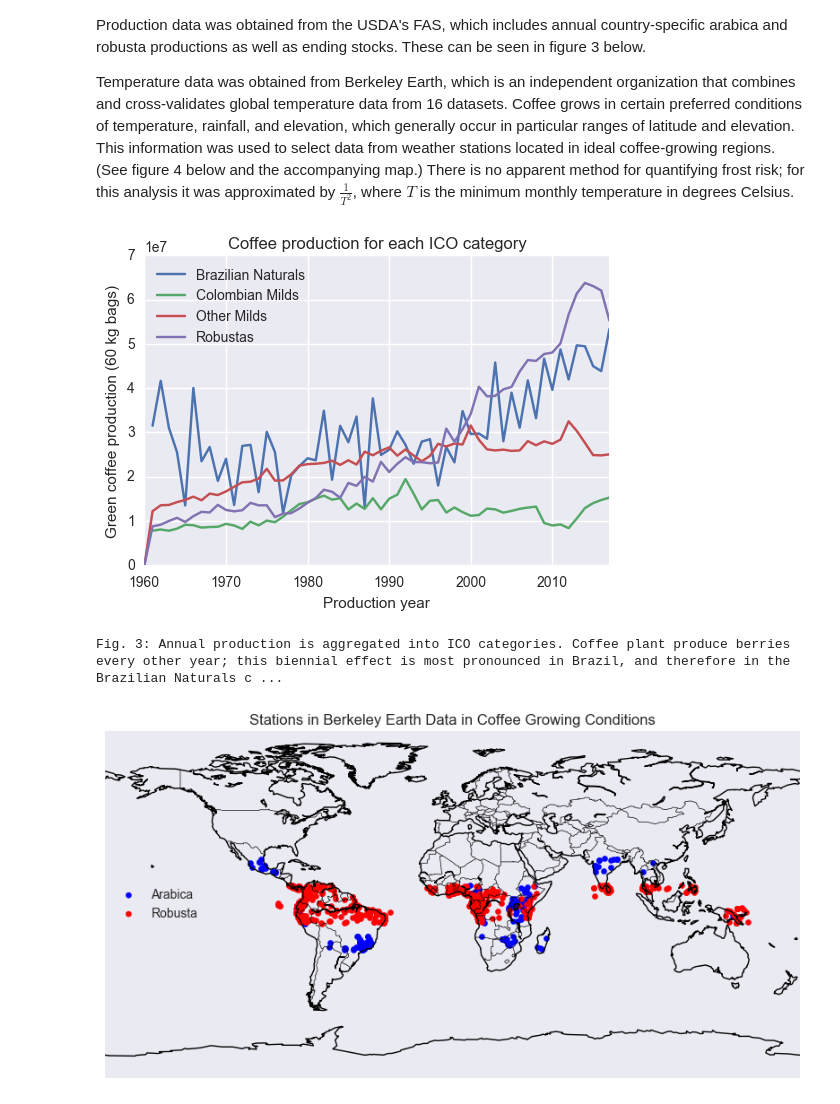
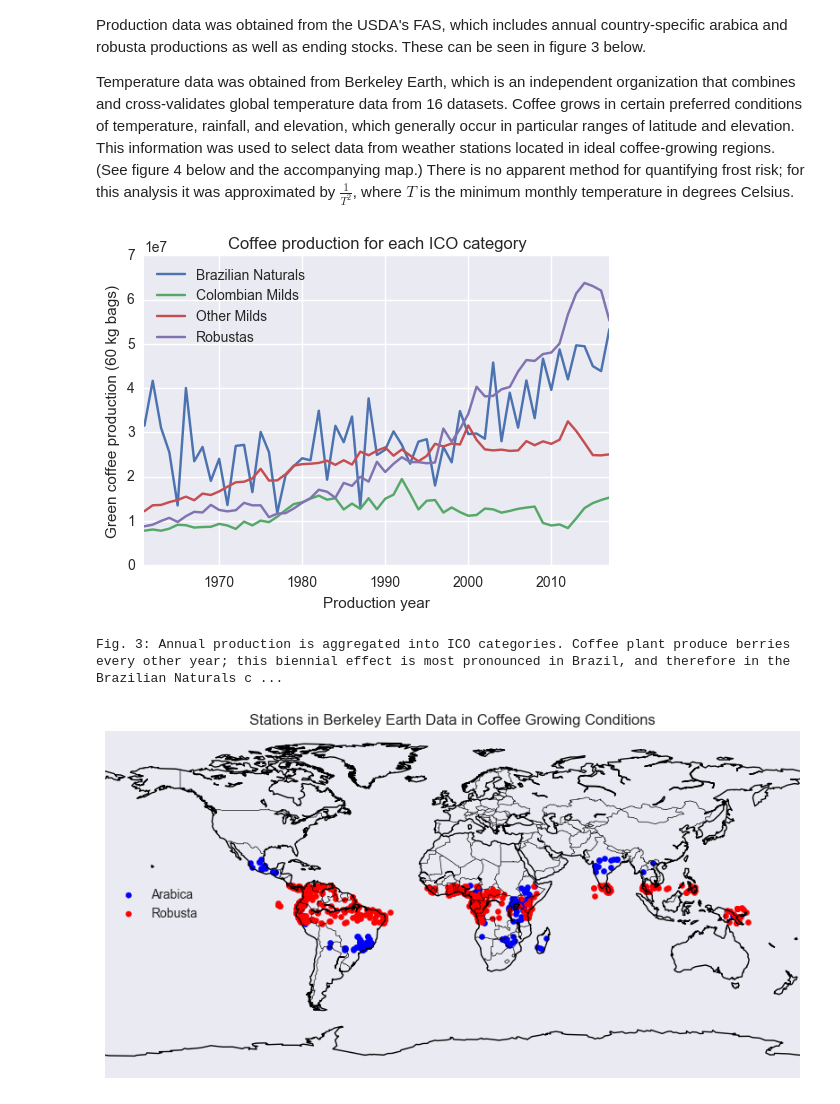
Before and after one commit to mohsseha/DSI-BOS-students, a Jupyter notebook: ntmitchell/capstone project/capstone-technical-report.ipynb, the cells around one changed output. Saved outputs shown, nothing was run; the diff lists cells and outputs as text; code cells hidden in the pictures.

```diff
--- a/ntmitchell/capstone project/capstone-technical-report.ipynb
+++ b/ntmitchell/capstone project/capstone-technical-report.ipynb
@@ -52,16 +53,22 @@ master_dataframe = master_dataframe.resample("M").bfill()
 
 master_dataframe = ICO_composite_indicator.merge(master_dataframe, left_index = True, right_index = True)
 # %%
-def figure_coffee_production_for_each_ICO_category():
-    legend_list = list()
-    for category in ICO_categories:
-        temp_df = production.get_aggregate_production_data_by_ICO_category(category)
-        temp_df.plot()
+def figure_coffee_production_for_each_ICO_category(export_as_csv = False):
+    temp_production_df = pd.DataFrame(columns = ["Brazilian Naturals"], data = production.get_aggregate_production_data_by_ICO_category().values, index = production.get_aggregate_production_data_by_ICO_category().index.values)
 
+    for category in ICO_categories[1:]:
+        temp_df = pd.DataFrame(columns = [category], data = production.get_aggregate_production_data_by_ICO_category(category).values, index = production.get_aggregate_production_data_by_ICO_category(category).index.values)
+        temp_production_df = temp_production_df.merge(temp_df, left_index = True, right_index = True)
+
+    temp_production_df.plot()
     plt.title("Coffee production for each ICO category")
     plt.xlabel("Production year")
     plt.ylabel("Green coffee production (60 kg bags)")
 
     plt.legend(["Brazilian Naturals", "Colombian Milds", "Other Milds", "Robustas"], loc = 'best')
     plt.show()
+
+    if export_as_csv == True:
+        temp_production_df.index = pd.to_datetime(temp_production_df.index.values, format = "%Y")
+        temp_production_df.to_csv("../datasets/capstone/data for plotting/figure_coffee_production_for_each_ICO_category.csv")
 # %%
@@ -246,7 +277,7 @@ for category in production.ICO_categories:
 
         temp_production_df.index = pd.to_datetime(temp_production_df["Market_Year"].values, format = "%Y")
         temp_production_df = temp_production_df.drop("Market_Year", axis = 'columns')
-        temp_production_df = temp_production_df.resample("M").bfill()
+        temp_production_df = temp_production_df.resample("M").ffill()
 
         temp_production_df = temp_production_df.merge(temp_frost_risk_df, left_index = True, right_index = True)#, left_on = "Market_Year", right_on = "Year", copy = False)
 
@@ -508,4 +594 @@ Fig. 1: The ICO composite indicator price over time. Notable events include a de
 Fig. 2: The ICO composite indicator prices modeled by the producing categories versus actual indicator prices. The strongly linear relationship means that the category weights used to calculate the co ...
-# %%
-for category in ICO_categories:
-    print("{}\n{}\n".format(category, ICO_Composite_Indicator().list_countries_in_ICO_category(category)))
@@ -528,11 +603,11 @@ Production data was obtained from the USDA's FAS, which includes annual country-
 
 Temperature data was obtained from Berkeley Earth, which is an independent organization that combines and cross-validates global temperature data from 16 datasets. Coffee grows in certain preferred conditions of temperature, rainfall, and elevation, which generally occur in particular ranges of latitude and elevation. This information was used to select data from weather stations located in ideal coffee-growing regions. (See figure 4 below and the accompanying map.) There is no apparent method for quantifying frost risk; for this analysis it was approximated by $\frac{1}{T^2}$, where $T$ is the minimum monthly temperature in degrees Celsius.
 # %%
-figure_coffee_production_for_each_ICO_category()
+figure_coffee_production_for_each_ICO_category(export_as_csv = True)
 print("""Fig. 3: Annual production is aggregated into ICO categories. \
 Coffee plant produce berries every other year; \
 this biennial effect is most pronounced in Brazil, and therefore in the Brazilian Naturals category.""")
 # %% [output]
-[figure, old version]
+[figure, new version]
 Fig. 3: Annual production is aggregated into ICO categories. Coffee plant produce berries every other year; this biennial effect is most pronounced in Brazil, and therefore in the Brazilian Naturals c ...
 # %%
```
Also changed, not shown: parts of 23 cells of this notebook, 1 other file.
